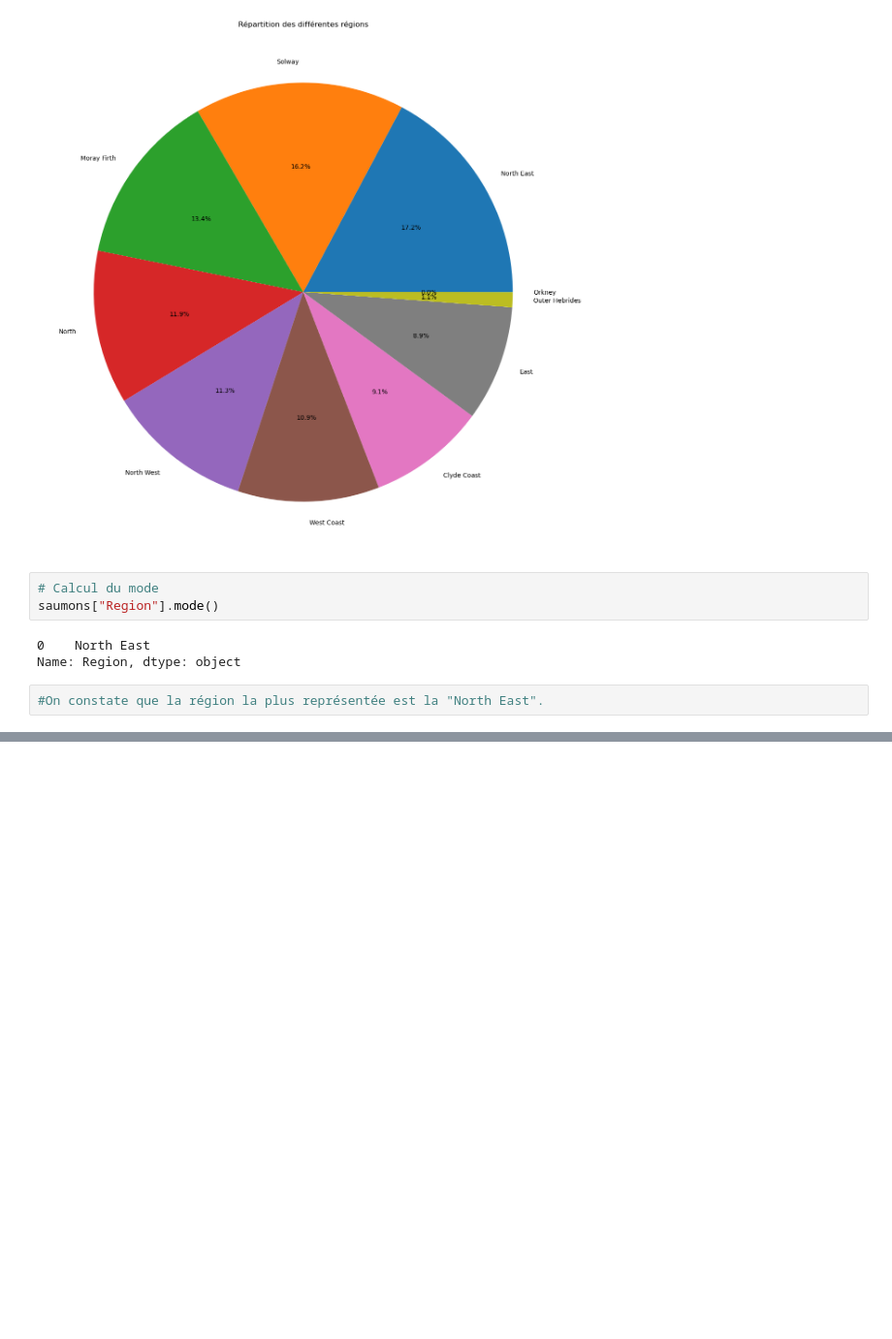
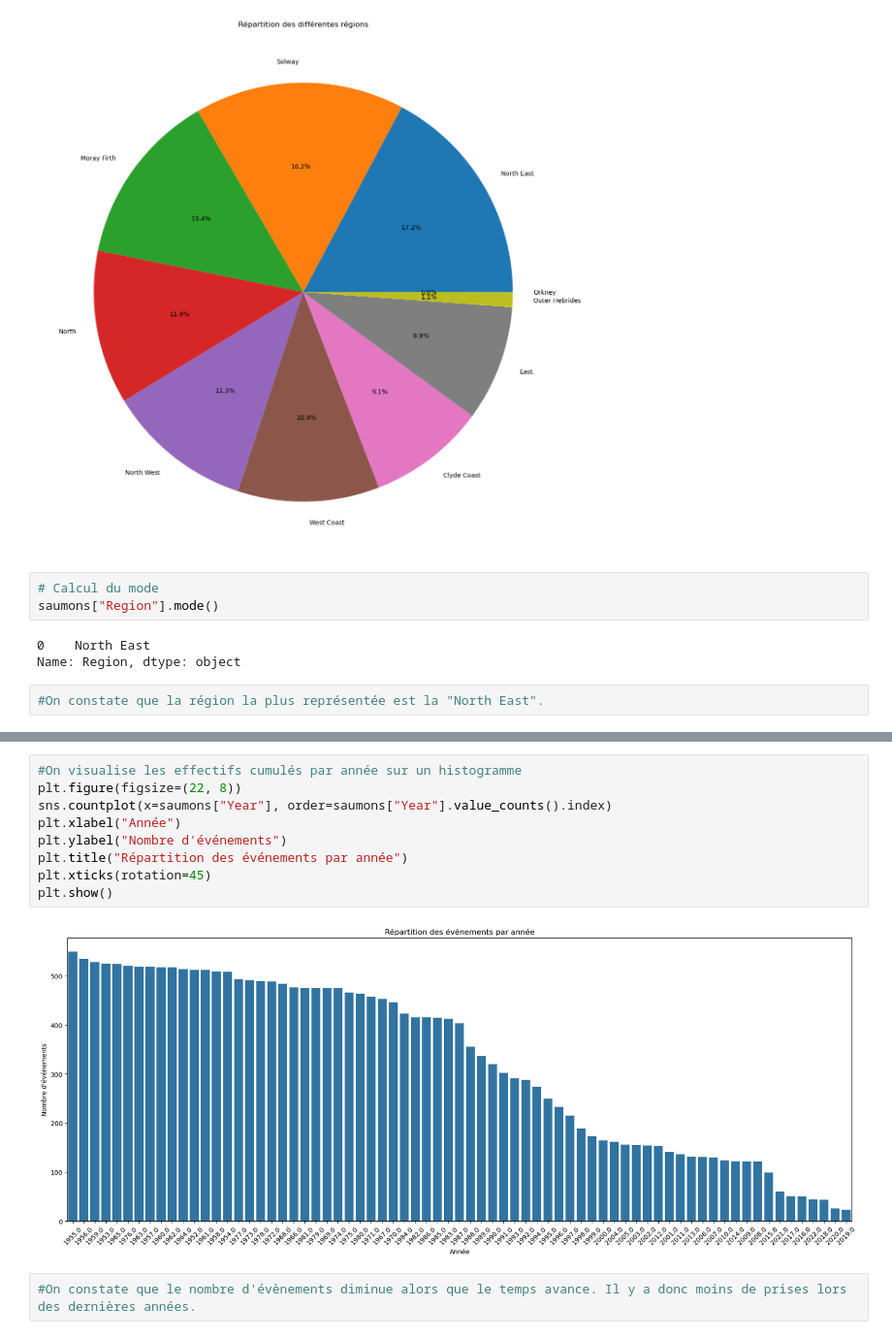
Before and after one commit to F1golfin/projet_stat, a Jupyter notebook: Etude_statistique_Saumons.ipynb, the cells around one changed output, grey strips where cells are left out. Shown at 97% size. Cells and saved outputs as stored; diff of their text form; blank space fills up the shorter version.

```diff
--- a/Etude_statistique_Saumons.ipynb
+++ b/Etude_statistique_Saumons.ipynb
@@ -531,0 +599,13 @@ Name: Region, dtype: object
+# %%
+#On visualise les effectifs cumulés par année sur un histogramme
+plt.figure(figsize=(22, 8))
+sns.countplot(x=saumons["Year"], order=saumons["Year"].value_counts().index)
+plt.xlabel("Année")
+plt.ylabel("Nombre d'événements")
+plt.title("Répartition des événements par année")
+plt.xticks(rotation=45)
+plt.show()
+# %% [output]
+[figure, added]
+# %%
+#On constate que le nombre d'évènements diminue alors que le temps avance. Il y a donc moins de prises lors des dernières années.
```
Also changed, not shown: parts of 9 cells of this notebook.
